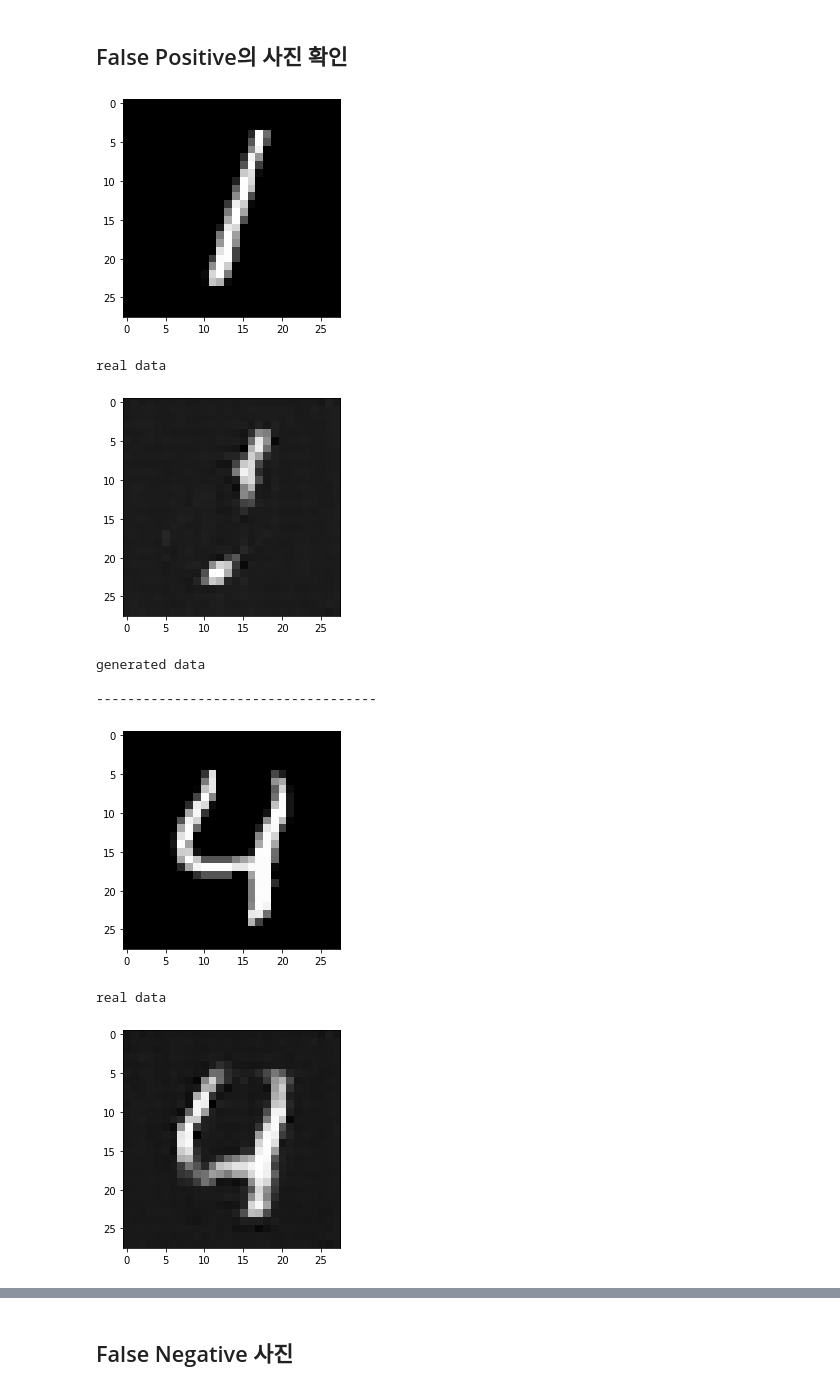
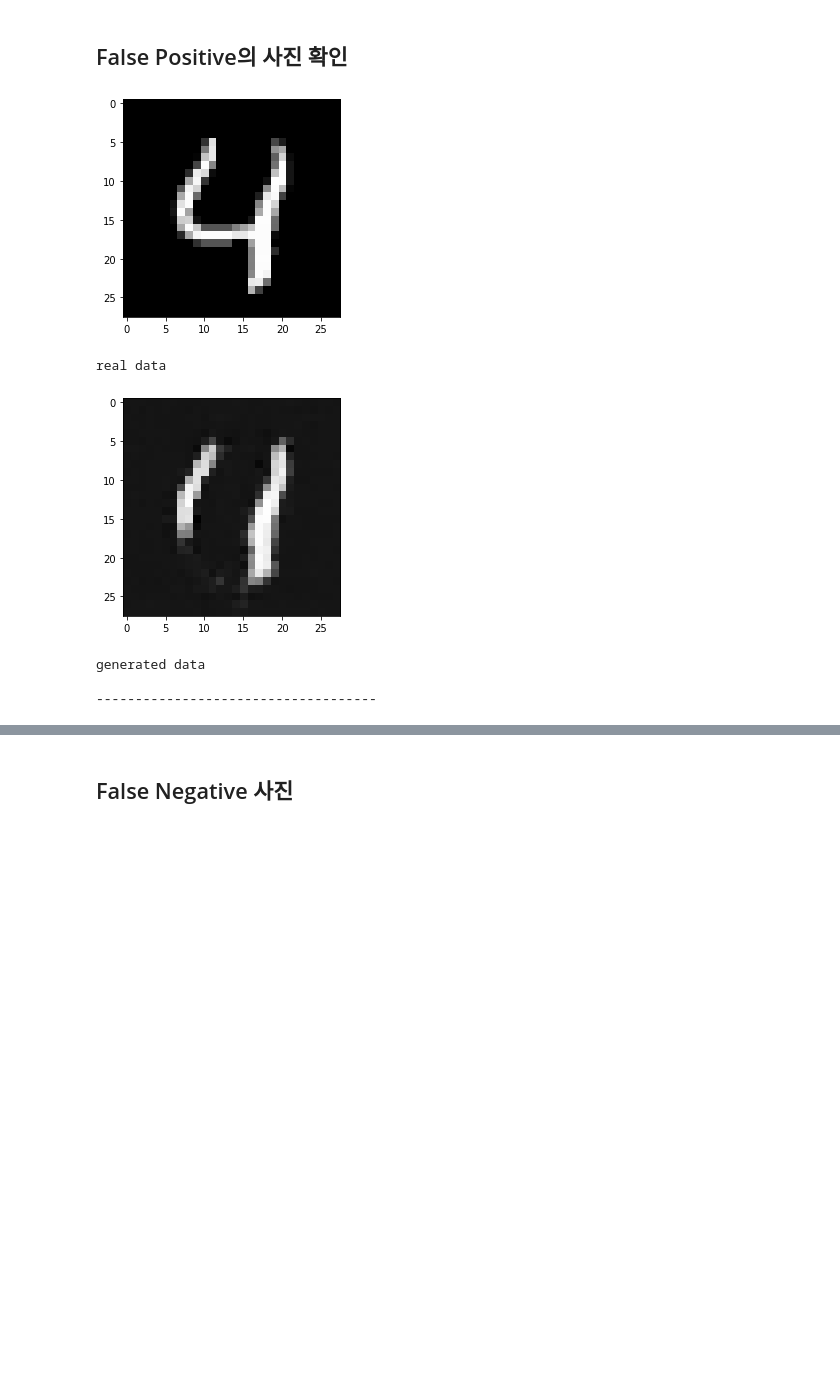
Before and after one commit to rlqja1107/Anomaly_Detection-PBL, a Jupyter notebook: anogan/anogan.ipynb, the cells around one changed output, grey strips where cells are left out. Drawn from its saved outputs; the diff is of its cells as text; code cells hidden in the pictures; blank space fills up the shorter version.

```diff
--- a/anogan/anogan.ipynb
+++ b/anogan/anogan.ipynb
@@ -457,25 +436,22 @@ plt.show()
 # %% [markdown]
 ## False Positive의 사진 확인
 # %%
-indx = df[(df['y']==1)&(df['ano_score']<threshold)].iloc[0:2,:]
+indx = df[(df['y']==1)&(df['ano_score']<threshold)].iloc[0:1,:]
 for idx in indx.index:
     target = test_data[idx,0,:,:]
     plt.imshow(target.cpu().numpy(),cmap="gray")
     plt.show()
     print("real data")
 
     img=gen_fake.cpu().data[idx,0,:,:]
     plt.imshow(img,cmap='gray')
     plt.show()
     print("generated data")
     print("\n------------------------------------\n")
 # %% [output]
-[figure, old version]
+[figure, new version]
 real data
-[figure, old version]
+[figure, new version]
 generated data
 
 ------------------------------------
-[figure, removed]
-real data
-[figure, removed]
```
Also changed, not shown: parts of 13 cells of this notebook.
